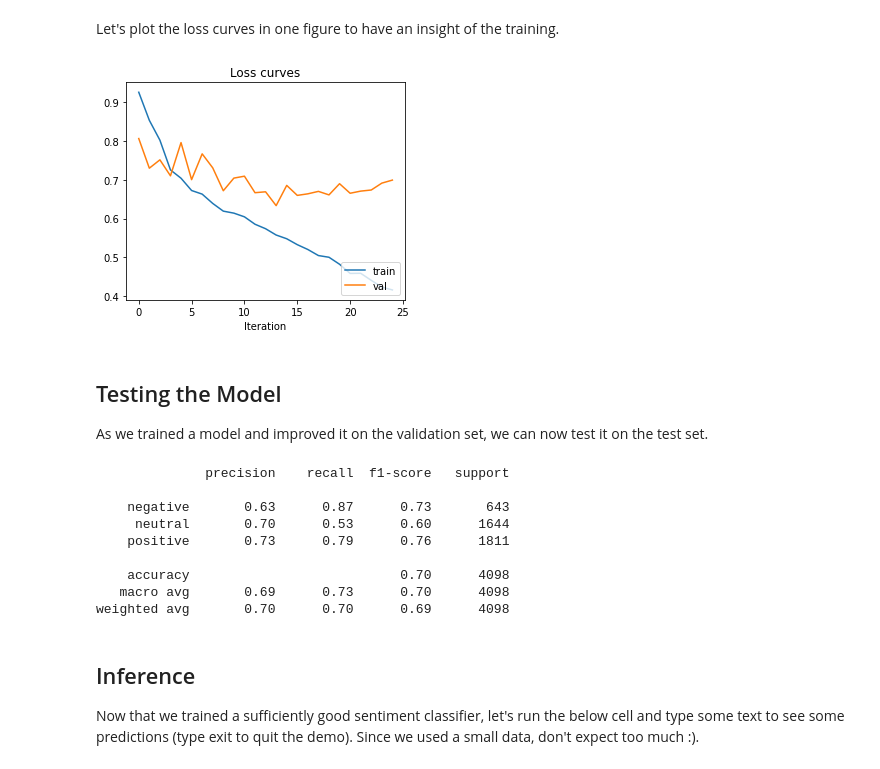
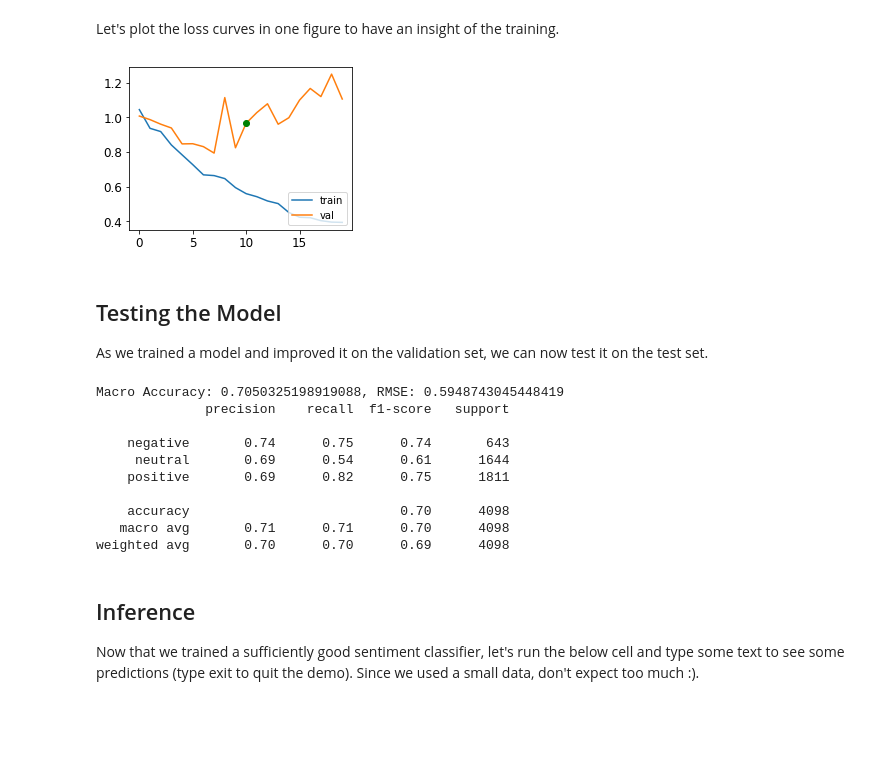
Before and after one commit to Notram1/sentiment-analysis-tripadvisor, a Jupyter notebook: 2_SentimentAnalysis_PyTorch.ipynb, the cells around one changed output. Cells and saved outputs as stored; diff of their text form; code cells hidden in the pictures; blank space fills up the shorter version.

Commit message:
added requirement, extended PyTorch pipeline

```diff
--- a/2_SentimentAnalysis_PyTorch.ipynb
+++ b/2_SentimentAnalysis_PyTorch.ipynb
@@ -310,7 +312,7 @@ See <code>src/text_classifiers.py</code> for the implementation of the <code>RNN
 # %%
 model = RNNClassifier(num_embeddings=len(vocab), embedding_dim=params['embedding_dim'], hidden_size=params['hidden_size'], rnn_type=params['rnn_type'],
                     bidirectional=params['bidirectional'], n_layers = params['n_layers'], dropout = params['dropout'], output_size= params['output_size'],
-                    pretrained_embedding=torch.from_numpy(embedding_weights))
+                    pretrained_embedding=embedding_weights)
 model.apply(initialize_weights)
 # %% [output]
 RNNClassifier(
@@ -338,22 +331,23 @@ device = torch.device('cuda') if torch.cuda.is_available() else torch.device('cp
 print('Using {}...\n'.format(device))
 
 # set up tensorboard storage
-dir_name = f"{params['rnn_type']}_{params['embedding_dim']}_{params['hidden_size']}_{params['n_layers']}_{params['lr']}"
-dir_name += "_bidir" if params["bidirectional"] else ""
-dir_name += "_glove" if params["pretrained_embedding"] else ""
-writer = SummaryWriter(f"tensorboard_log/{dir_name}/")
+file_name = f"{params['rnn_type']}_{params['embedding_dim']}_{params['hidden_size']}_{params['n_layers']}_{params['lr']}"
+file_name += "_bidir" if params["bidirectional"] else ""
+file_name += f'_glove{params["pretrained_embedding"]}' if (params["pretrained_embedding"] is not None) else ""
+dir_name = os.path.join(os.path.abspath(os.getcwd()),"tensorboard_log", file_name)
+writer = SummaryWriter(log_dir=dir_name)
 
 # Dataloaders, note the collate function
-train_loader = DataLoader(train_dataset, batch_size=params['batch_size'], collate_fn=collate, drop_last=True, num_workers=8, shuffle=False)
-val_loader = DataLoader(val_dataset, batch_size=params['batch_size'], collate_fn=collate, drop_last=False, num_workers=8)
+train_loader = DataLoader(train_dataset, batch_size=params['batch_size'], collate_fn=collate, drop_last=True, num_workers=2, shuffle=True)
+val_loader = DataLoader(val_dataset, batch_size=params['batch_size'], collate_fn=collate, drop_last=False, num_workers=2)
 # %% [output]
 Using cuda...
 # %% [markdown]
 Visualize model in tensorboard.
 # %%
-x = next(iter(train_loader))
-writer.add_graph(model=model.cpu(), input_to_model=(x['data'], x['lengths']))
-writer.close()
+# x = next(iter(train_loader))
+# writer.add_graph(model=model.cpu(), input_to_model=(x['data'], x['lengths']))
+# writer.close()
 # %% [markdown]
 Training loop:
 # %%
@@ -361,7 +355,8 @@ Training loop:
 model = model.to(device)
 
 optimizer = torch.optim.Adam(model.parameters(), lr=params['lr'])
-scheduler = torch.optim.lr_scheduler.ExponentialLR(optimizer, gamma=params['lr_decay'])
+# scheduler = torch.optim.lr_scheduler.ExponentialLR(optimizer, gamma=params['lr_decay'])
+scheduler = torch.optim.lr_scheduler.ReduceLROnPlateau(optimizer, patience=np.floor(params['patience']/2), factor=params['lr_decay'])
 
 train_loss_history = []
 val_loss_history = []
@@ -398,11 +393,11 @@ for e in range(params['epochs']):
         # loss stats
         if (params['print_every'] is not None) and (i % params['print_every'] == 0):
             print('Step {} / {}, Loss {}'.format(i, len(train_loader), loss.item()))
-    # Learning rate scheduler
-    scheduler.step()
-
     # Get validation loss
     val_loss, val_acc, val_rmse, _ = validation_metrics(model, val_loader)
+
+    # Learning rate scheduler
+    scheduler.step(val_loss)
 
     writer.add_scalar("Train Loss", sum_loss/total, e)
     writer.add_scalar("Validation Loss", val_loss, e)
@@ -431,4 +426,5 @@ for e in range(params['epochs']):
         break
 
 model.load_state_dict(best_model_weights)
+torch.save(model.state_dict(), os.path.join(os.path.abspath(os.getcwd()), "saved_models", file_name+".pth"))
 # %% [output]
@@ -459,39 +455,44 @@ Open Tensorboard GUI to see the logs:
 Let's plot the loss curves in one figure to have an insight of the training.
 # %%
 fig = plt.figure()
-plt.title('Loss curves')
+# plt.title('Loss curves')
 plt.plot(train_loss_history, '-', label='train')
 plt.plot(val_loss_history, '-', label='val')
+idx = len(train_loss_history)- params['patience']
+plt.plot(idx, val_loss_history[idx], color='green', marker='o', markersize=6)
+# plt.ylim([0.2, 0.9])
 plt.legend(loc='lower right')
-plt.xlabel('Iteration')
+# plt.xlabel('Iteration')
 writer.add_figure(f"Loss curves", fig)
 fig
 # %% [output]
-[figure, old version]
+[figure, new version]
 # %% [markdown]
 ## Testing the Model
 
 As we trained a model and improved it on the validation set, we can now test it on the test set.
 # %%
-test_loader = DataLoader(test_dataset, batch_size=params['batch_size'], collate_fn=collate, drop_last=False)
+test_loader = DataLoader(test_dataset, batch_size=params['batch_size'], collate_fn=collate, drop_last=False, num_workers=2)
 
 _, test_acc, test_rmse, y_pred = validation_metrics(model, test_loader)
 y_true = [x['label'].item() for x in test_dataset]
 report = classification_report(y_true, y_pred, target_names=['negative', 'neutral', 'positive'], output_dict=True)
+print(f"Macro Accuracy: {test_acc}, RMSE: {test_rmse}")
 print(classification_report(y_true, y_pred, target_names=['negative', 'neutral', 'positive']))
 
-writer.add_hparams(params,{"macro_acc":test_acc, "mse": test_rmse, "f1-score": report['macro avg']['f1-score'],
+writer.add_hparams(params,{"macro_acc":test_acc, "acc": report['accuracy'], "rmse": test_rmse, "f1-score": report['macro avg']['f1-score'],
                          "precision":report['macro avg']['precision'], "recall":report['macro avg']['recall']})
 writer.close()
 # %% [output]
+Macro Accuracy: 0.7050325198919088, RMSE: 0.5948743045448419
               precision    recall  f1-score   support
 
-    negative       0.63      0.87      0.73       643
-     neutral       0.70      0.53      0.60      1644
-    positive       0.73      0.79      0.76      1811
+    negative       0.74      0.75      0.74       643
+     neutral       0.69      0.54      0.61      1644
+    positive       0.69      0.82      0.75      1811
 
     accuracy                           0.70      4098
-   macro avg       0.69      0.73      0.70      4098
+   macro avg       0.71      0.71      0.70      4098
 weighted avg       0.70      0.70      0.69      4098
 # %% [markdown]
 ## Inference
```
Also changed, not shown: parts of 11 cells of this notebook, 3 other files.
